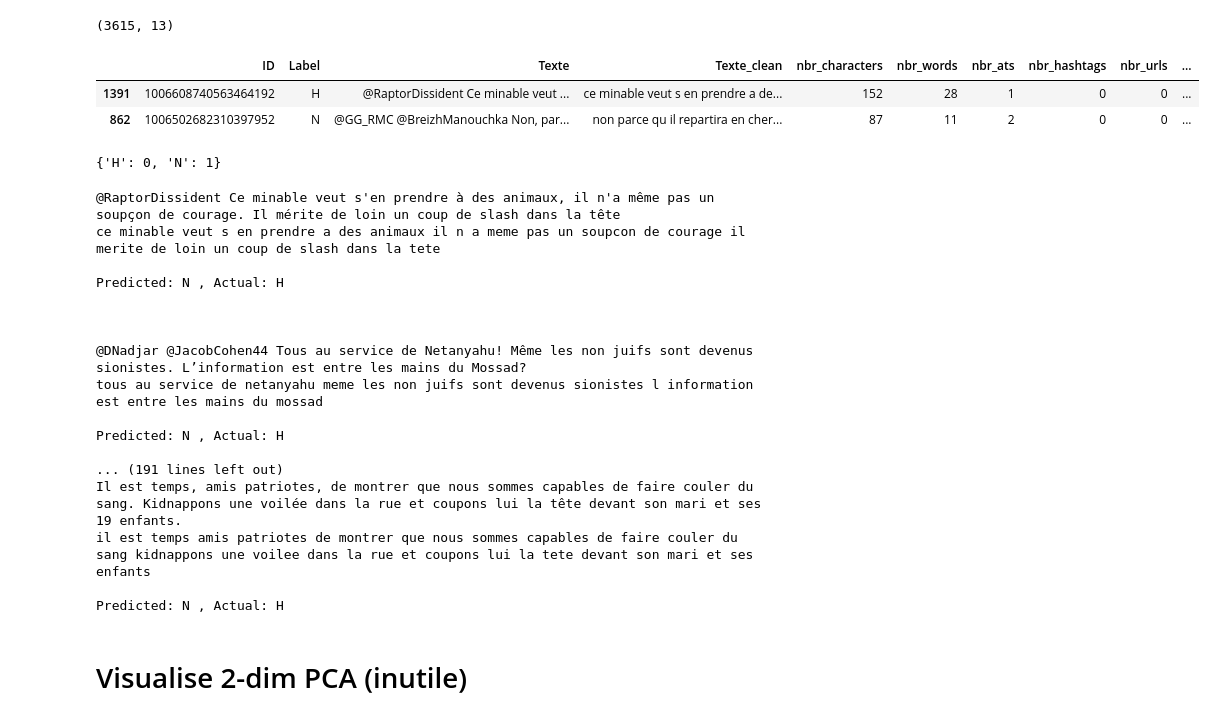
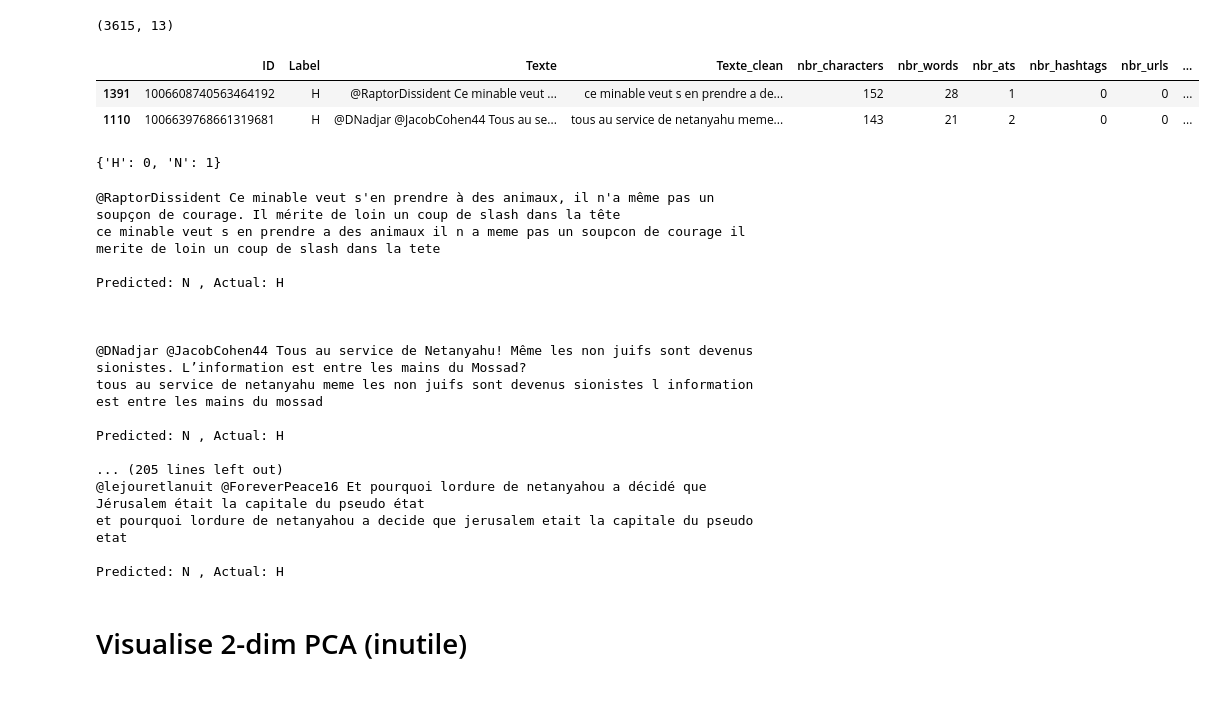
Before and after one commit to Mik3M4n/help_dicrah, a Jupyter notebook: machine_learning/word2vec_training_practice.ipynb, the cells around one changed output. Cells and saved outputs as stored; diff of their text form; code cells hidden in the pictures.

```diff
--- a/machine_learning/word2vec_training_practice.ipynb
+++ b/machine_learning/word2vec_training_practice.ipynb
@@ -423,7 +424,7 @@ def custom_recall(y_true, y_pred):
 my_scorer = make_scorer(custom_recall)
 # %%
 
-def my_pipeline(my_clf, x_train, x_test , y_train, t_test, scorer, parameters):
+def my_pipeline(my_clf, x_train, x_test , y_train, y_test, scorer, parameters):
 
     pipeline = Pipeline([('clf', my_clf)])
 
@@ -520,12 +521,12 @@ array([[ 32,  42],
 from sklearn import ensemble
 
 clf = ensemble.RandomForestClassifier(n_jobs=-1, random_state=321)
-clf.fit(X_train_tfidf, y_train)
+clf.fit(X_train_tfidf, y_train_tfidf)
 y_pred = clf.predict(X_test_tfidf)
 
 
-print classification_report(y_test, y_pred)
-print_cm(y_test, y_pred , ['H','N'])
+print classification_report(y_test_tfidf, y_pred)
+print_cm(y_test_tfidf, y_pred , ['H','N'])
 # %% [output]
 RandomForestClassifier(bootstrap=True, class_weight=None, criterion='gini',
             max_depth=None, max_features='auto', max_leaf_nodes=None,
@@ -578,8 +579,8 @@ Best model is LogReg with weights = 'balanced' and C=10, using tfidf as features
 # %%
-my_best = class_LR
+my_best = class_RF
 
 my_best_pred = my_best.predict(X_test_tfidf)
 
-print_cm(y_test, my_best_pred , ['H','N'])
+print_cm(y_test_tfidf, my_best_pred , ['H','N'])
 # %% [output]
 [figure]
@@ -592,21 +593,21 @@ tw_data.shape
 # %% [output]
 (3615, 13)
 # %%
-df_y_pred_err = pd.DataFrame([y_test]).transpose()
+df_y_pred_err = pd.DataFrame([y_test_tfidf]).transpose()
 df_y_pred_err['pred'] = my_best_pred
 
 #df_y['pred'] = y_preds_lr
 err_df = df_y_pred_err[df_y_pred_err['pred']!=df_y_pred_err['Label_id']]
 indexes = err_df.index
 
 
 df_wrong = pd.concat([tw_data.iloc[indexes,:],err_df.drop('Label_id', axis=1)], axis=1)
 
 df_wrong.head(2)
 # %% [output]
 |  | ID | Label | Texte | Texte_clean | nbr_characters | nbr_words | nbr_ats | nbr_hashtags | nbr_urls | ... |
 | 1391 | 1006608740563464192 | H | @RaptorDissident Ce minable veut ... | ce minable veut s en prendre a de... | 152 | 28 | 1 | 0 | 0 | ... |
-| 862 | 1006502682310397952 | N | @GG_RMC @BreizhManouchka Non, par... | non parce qu il repartira en cher... | 87 | 11 | 2 | 0 | 0 | ... |
+| 1110 | 1006639768661319681 | H | @DNadjar @JacobCohen44 Tous au se... | tous au service de netanyahu meme... | 143 | 21 | 2 | 0 | 0 | ... |
 # %%
 # Reminder: categories. The problem is when Predicted=1 and Actual=0
 label_to_id_fr
@@ -633,9 +634,9 @@ tous au service de netanyahu meme les non juifs sont devenus sionistes l informa
 
 Predicted: N , Actual: H
 
-... (191 lines left out)
-Il est temps, amis patriotes, de montrer que nous sommes capables de faire couler du sang. Kidnappons une voilée dans la rue et coupons lui la tête devant son mari et ses 19 enfants.
-il est temps amis patriotes de montrer que nous sommes capables de faire couler du sang kidnappons une voilee dans la rue et coupons lui la tete devant son mari et ses enfants
+... (205 lines left out)
+@lejouretlanuit @ForeverPeace16 Et pourquoi lordure de netanyahou a décidé que Jérusalem était la capitale du pseudo état
+et pourquoi lordure de netanyahou a decide que jerusalem etait la capitale du pseudo etat
 
 Predicted: N , Actual: H
 # %% [markdown]
```
Also changed, not shown: parts of 5 cells of this notebook.
